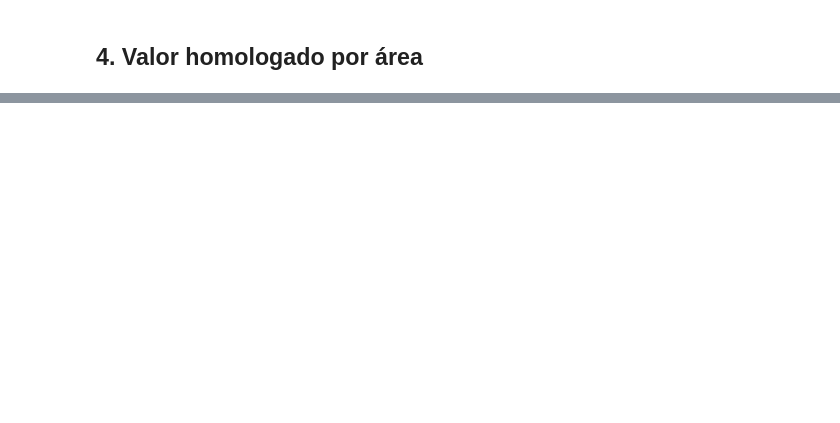
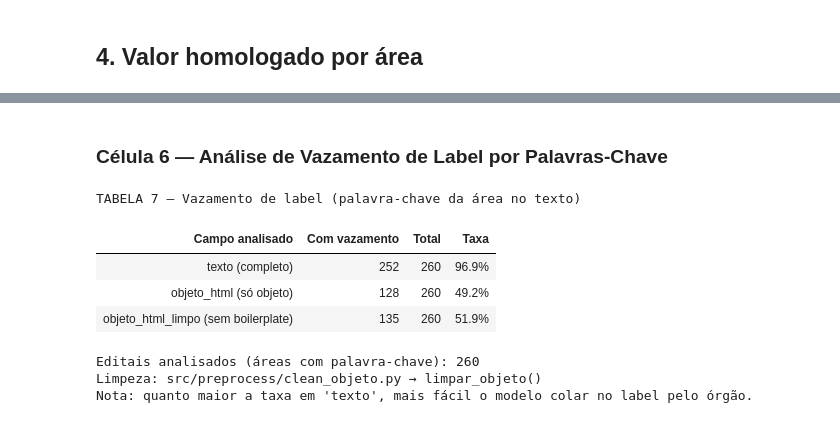
Before and after one commit to primodeckers/deep-learning-pln-project, a Jupyter notebook: notebooks/01_eda.ipynb, the cells around one changed output, grey strips where cells are left out. Drawn from its saved outputs; the diff is of its cells as text; code cells hidden in the pictures; blank space fills up the shorter version.

```diff
--- a/notebooks/01_eda.ipynb
+++ b/notebooks/01_eda.ipynb
@@ -165,0 +400,58 @@ print("\n→ Entrada oficial da classificação: objeto_html (ver docs/vazamento
+# %% [markdown]
+### Célula 6 — Análise de Vazamento de Label por Palavras-Chave
+# %%
+from src.preprocess.labels import AREA_KEYWORDS  # mapa área -> palavras-chave do órgão
+from src.preprocess.clean_objeto import limpar_objeto
+
+kw_by_area = dict(AREA_KEYWORDS)  # cópia do dicionário de palavras-chave por área
+
+
+def contem_keyword(texto: str, area: str) -> bool:  # verifica se alguma keyword da área aparece no texto
+    kws = kw_by_area.get(area)  # busca palavras-chave da macroárea
+    if not kws:  # Administração/Outros não tem keyword própria
+        return False  # nessa área não há o que procurar
+    alvo = normalize(texto)  # normaliza texto para comparação
+    return any(kw in alvo for kw in kws)  # True se qualquer keyword estiver contida no texto
+
+
+for rec in records:
+    rec["objeto_html_limpo"] = limpar_objeto(
+        rec.get("objeto_html") or rec.get("objeto_csv") or "",
+        orgao=rec.get("orgao_csv"),
+    )
+
+com_kw = [r for r in records if r["area"] in kw_by_area]  # editais de áreas com palavra-chave definida
+vaz_texto = sum(contem_keyword(r.get("texto", ""), r["area"]) for r in com_kw)
+vaz_obj = sum(contem_keyword(r.get("objeto_html", ""), r["area"]) for r in com_kw)
+vaz_limpo = sum(contem_keyword(r.get("objeto_html_limpo", ""), r["area"]) for r in com_kw)
+base = len(com_kw)  # denominador para calcular percentuais
+
+if base:
+    show_table(
+        "TABELA 7 — Vazamento de label (palavra-chave da área no texto)",
+        ["Campo analisado", "Com vazamento", "Total", "Taxa"],
+        [
+            ["texto (completo)", br_num(vaz_texto), br_num(base), f"{100 * vaz_texto / base:.1f}%"],
+            ["objeto_html (só objeto)", br_num(vaz_obj), br_num(base), f"{100 * vaz_obj / base:.1f}%"],
+            [
+                "objeto_html_limpo (sem boilerplate)",
+                br_num(vaz_limpo),
+                br_num(base),
+                f"{100 * vaz_limpo / base:.1f}%",
+            ],
+        ],
+        ["left", "right", "right", "right"],
+    )
+
+print(f"Editais analisados (áreas com palavra-chave): {base}")
+print("Limpeza: src/preprocess/clean_objeto.py → limpar_objeto()")
+print("Nota: quanto maior a taxa em 'texto', mais fácil o modelo colar no label pelo órgão.")
+# %% [output]
+TABELA 7 — Vazamento de label (palavra-chave da área no texto)
+| Campo analisado | Com vazamento | Total | Taxa |
+| texto (completo) | 252 | 260 | 96.9% |
+| objeto_html (só objeto) | 128 | 260 | 49.2% |
+| objeto_html_limpo (sem boilerplate) | 135 | 260 | 51.9% |
+Editais analisados (áreas com palavra-chave): 260
+Limpeza: src/preprocess/clean_objeto.py → limpar_objeto()
+Nota: quanto maior a taxa em 'texto', mais fácil o modelo colar no label pelo órgão.
```
Also changed, not shown: parts of 29 cells of this notebook, 2 other files.
